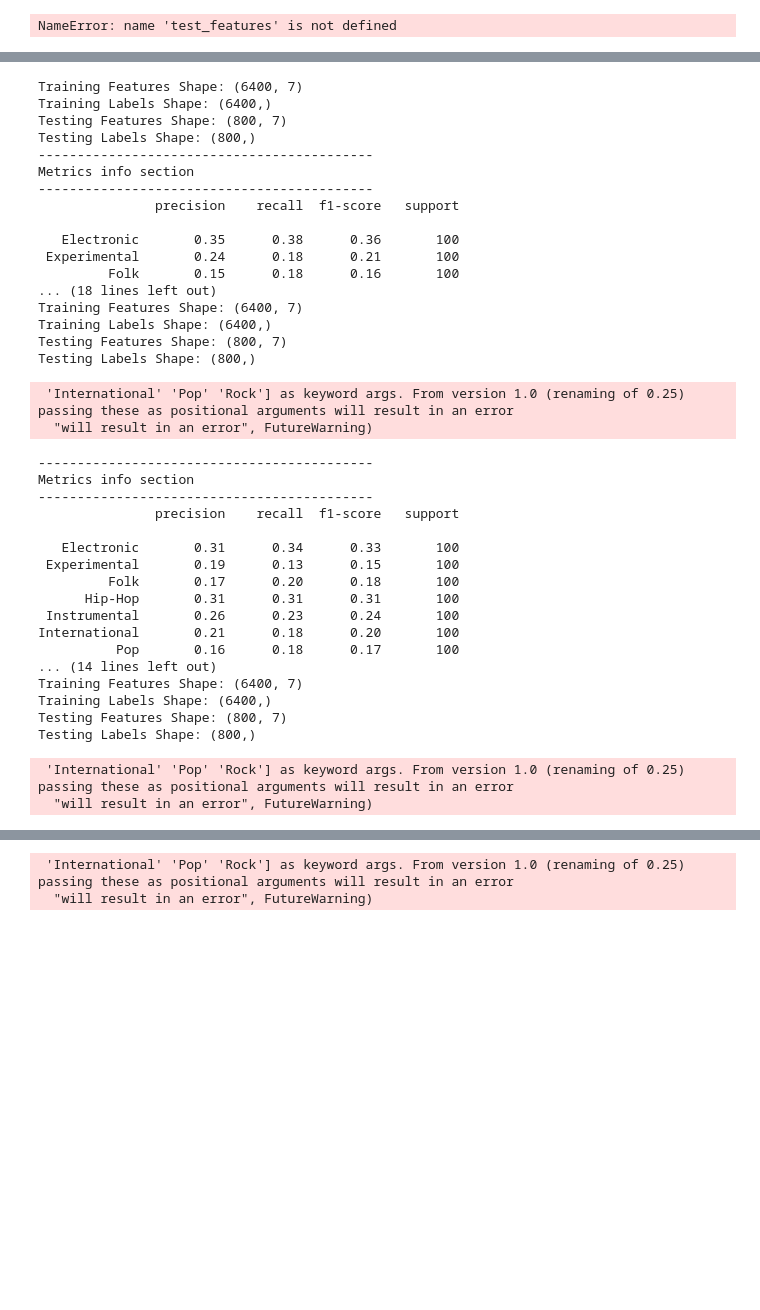
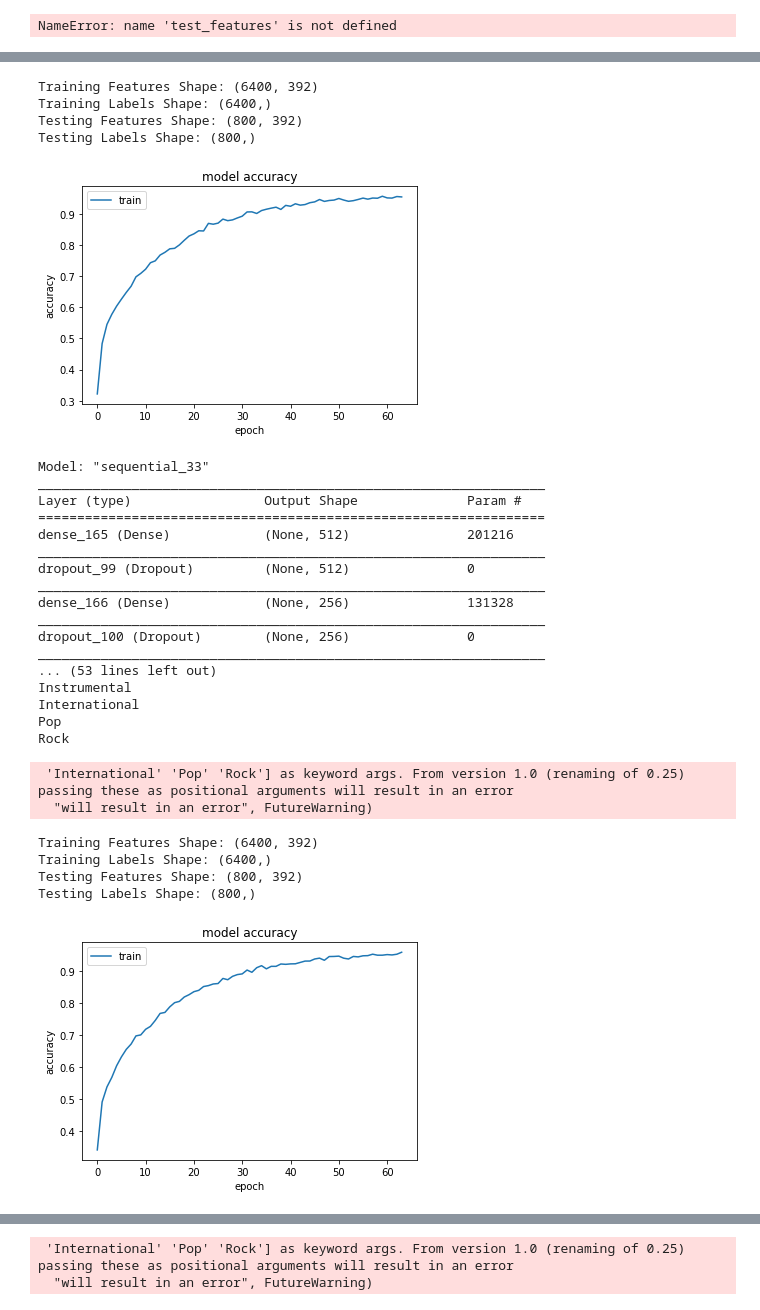
Before and after one commit to acarrill/TFGNotebooks, a Jupyter notebook: ClassificationTree.ipynb, the cells around one changed output, grey strips where cells are left out. Cells and saved outputs as stored; diff of their text form; code cells hidden in the pictures; blank space fills up the shorter version.

```diff
--- a/ClassificationTree.ipynb
+++ b/ClassificationTree.ipynb
@@ -660,68 +627,59 @@ def get_metrics_avg(number_iterations, labels):
         'macro_avg_recall': macro_avg_recall_array.mean(),
         'macro_avg_f1_score': macro_avg_f1_score_array.mean(),
 
     }
 
     return by_label_metrics_dict, total_metrics_dict
 
 
 def export_genre_result_dict_to_csv(by_label_metrics_dict, total_metrics_dict):
     """
     Method that export two dictionaries to csv files using pandas dataframes
 
         - One with metrics by genre label
         - The other with total metrics of all the genre labels
     """
     by_label_metrics_dataframe_columns_tags = ['Genre', 'avg_precision', 'avg_recall', 'avg_f1_score']
     total_metrics_dataframe_columns_tags = ['avg_accuracy',
                                             'weighted_avg_precision', 'weighted_avg_recall', 'weighted_avg_f1_score',
                                             'macro_avg_precision', 'macro_avg_recall', 'macro_avg_f1_score'
                                            ]
 
     df_by_label = pd.DataFrame(by_label_metrics_dict, columns = by_label_metrics_dataframe_columns_tags)
     df_total = pd.DataFrame(total_metrics_dict, columns = total_metrics_dataframe_columns_tags, index=[0])
 
-    df_by_label.to_csv('metrics/FMA/RF/fma_features/only_zcr_by_label.csv')
-    df_total.to_csv('metrics/FMA/RF/fma_features/only_zcr_total.csv')
+    df_by_label.to_csv('metrics/FMA/NN/fma_features/all_by_label.csv')
+    df_total.to_csv('metrics/FMA/NN/fma_features/all_total.csv')
 
 (by_label_metrics_dict, total_metrics_dict) = get_metrics_avg(10, labels_tags)
 export_genre_result_dict_to_csv(by_label_metrics_dict, total_metrics_dict)
 # %% [output]
-Training Features Shape: (6400, 7)
+Training Features Shape: (6400, 392)
 Training Labels Shape: (6400,)
-Testing Features Shape: (800, 7)
+Testing Features Shape: (800, 392)
 Testing Labels Shape: (800,)
--------------------------------------------
-Metrics info section
--------------------------------------------
-               precision    recall  f1-score   support
-
-   Electronic       0.35      0.38      0.36       100
- Experimental       0.24      0.18      0.21       100
-         Folk       0.15      0.18      0.16       100
-... (18 lines left out)
-Training Features Shape: (6400, 7)
-Training Labels Shape: (6400,)
-Testing Features Shape: (800, 7)
-Testing Labels Shape: (800,)
+[figure, added]
- 'International' 'Pop' 'Rock'] as keyword args. From version 1.0 (renaming of 0.25) passing these as positional arguments will result in an error
-  "will result in an error", FutureWarning)
+Model: "sequential_33"
+_________________________________________________________________
+Layer (type)                 Output Shape              Param #
+=================================================================
+dense_165 (Dense)            (None, 512)               201216
+_________________________________________________________________
+dropout_99 (Dropout)         (None, 512)               0
+_________________________________________________________________
+dense_166 (Dense)            (None, 256)               131328
+_________________________________________________________________
+dropout_100 (Dropout)        (None, 256)               0
+_________________________________________________________________
+... (53 lines left out)
+Instrumental
+International
+Pop
+Rock
--------------------------------------------
-Metrics info section
--------------------------------------------
-               precision    recall  f1-score   support
-
-   Electronic       0.31      0.34      0.33       100
- Experimental       0.19      0.13      0.15       100
-         Folk       0.17      0.20      0.18       100
-      Hip-Hop       0.31      0.31      0.31       100
- Instrumental       0.26      0.23      0.24       100
-International       0.21      0.18      0.20       100
-          Pop       0.16      0.18      0.17       100
-... (14 lines left out)
-Training Features Shape: (6400, 7)
-Training Labels Shape: (6400,)
-Testing Features Shape: (800, 7)
-Testing Labels Shape: (800,)
+ 'International' 'Pop' 'Rock'] as keyword args. From version 1.0 (renaming of 0.25) passing these as positional arguments will result in an error
+  "will result in an error", FutureWarning)
- 'International' 'Pop' 'Rock'] as keyword args. From version 1.0 (renaming of 0.25) passing these as positional arguments will result in an error
-  "will result in an error", FutureWarning)
+Training Features Shape: (6400, 392)
+Training Labels Shape: (6400,)
+Testing Features Shape: (800, 392)
+Testing Labels Shape: (800,)
+[figure, added]
```
Also changed, not shown: parts of 4 cells of this notebook, 8 other files.
